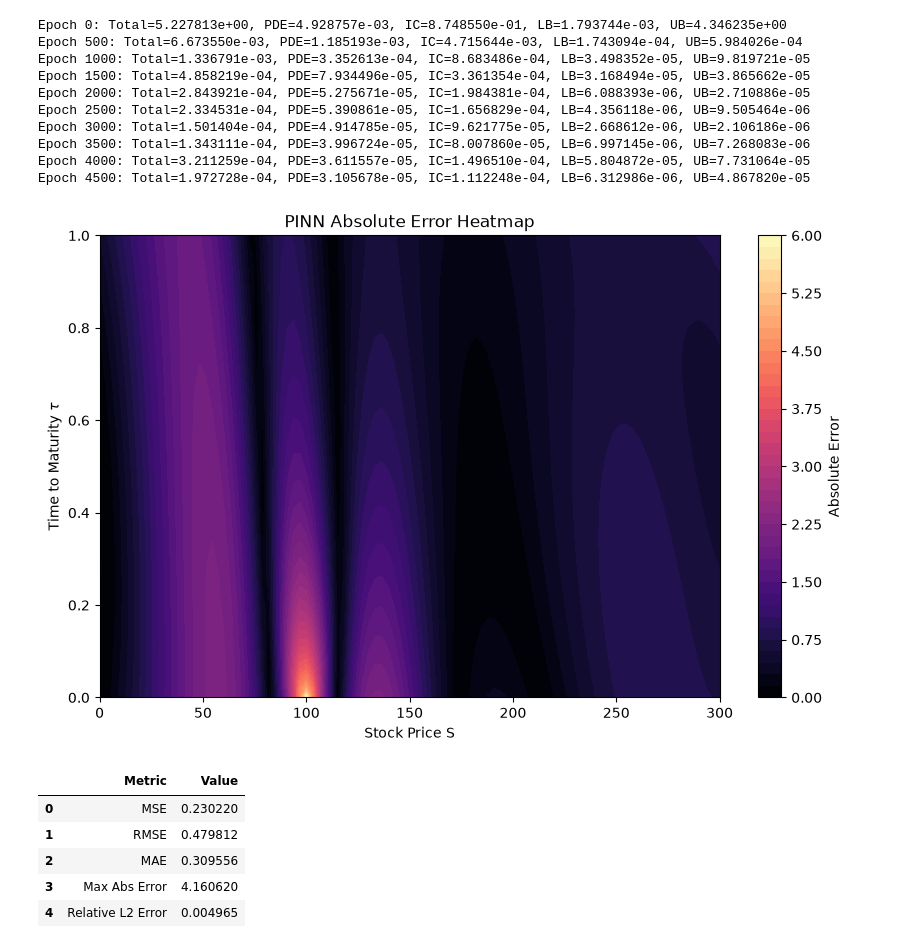
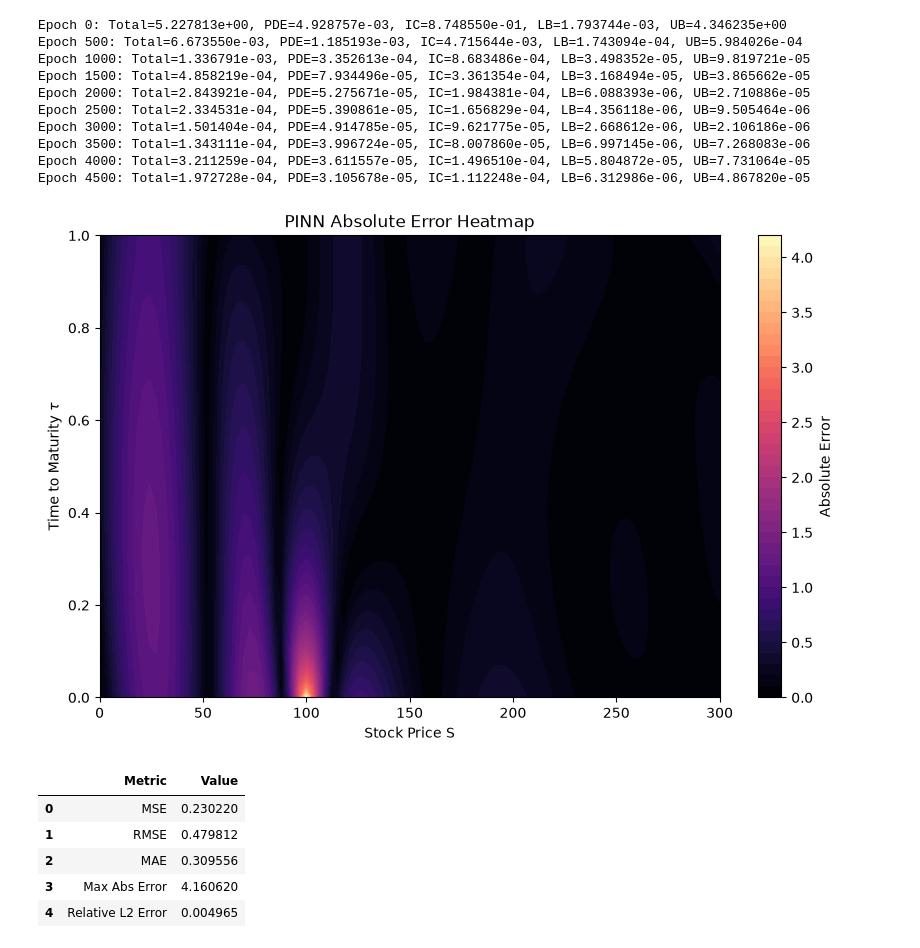
Before and after one commit to dylan-sinnott/black-scholes-pinn-pikan-benchmark, a Jupyter notebook: notebooks/pinn.ipynb, the cells around one changed output. Cells and saved outputs as stored; diff of their text form; code cells hidden in the pictures.

```diff
--- a/notebooks/pinn.ipynb
+++ b/notebooks/pinn.ipynb
@@ -333,24 +333,26 @@ model_wide.eval()
 with torch.no_grad():
     V_pred = model_wide(S_flat, tau_flat)
 
-V_surface = V_pred.reshape(S_grid.shape).detach().numpy()
+V_surface_modified = V_pred.reshape(S_grid.shape).detach().numpy()
 S_grid_np = S_grid.numpy()
 tau_grid_np = tau_grid.numpy()
+
+modified_abs_error_surface = np.abs(V_surface_modified - V_exact_surface)
 # %%
 # Generating an error heatmap for the tuned model to visualize the absolute error between the PINN predictions and the analytical solution.
 
 plt.figure(figsize=(10, 6))
 
-plt.contourf(S_grid_np, tau_grid_np, abs_error_surface, levels=50, cmap="magma")
+plt.contourf(S_grid_np, tau_grid_np, modified_abs_error_surface, levels=50, cmap="magma")
 plt.colorbar(label="Absolute Error")
 
 plt.title("PINN Absolute Error Heatmap")
 plt.xlabel("Stock Price S")
 plt.ylabel("Time to Maturity $\\tau$")
 
 plt.show()
 # %% [output]
-[figure, old version]
+[figure, new version]
 # %%
 # Plotting some key metrics for a more quantitative assessment of the tuned PINN's performance against the analytical solution.
 
```
Also changed, not shown: parts of 4 cells of this notebook, 1 other file.
